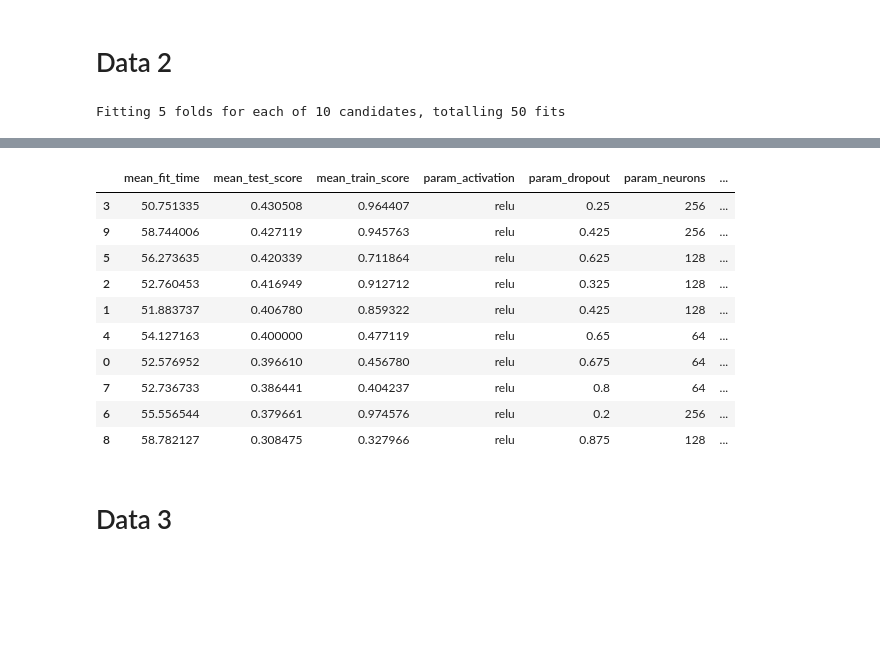
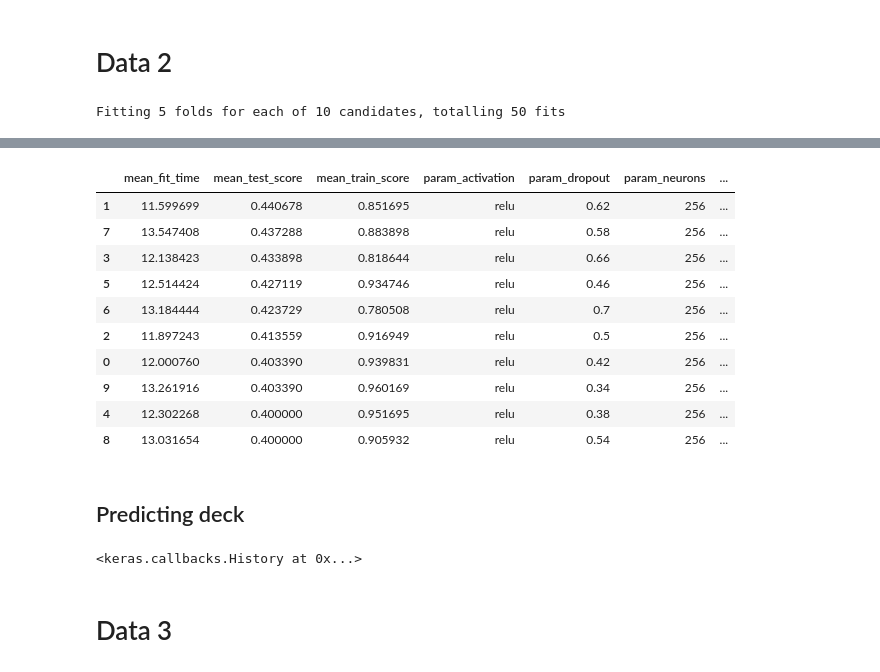
Before and after one commit to romanovzky/Titanic-Kaggle, a Jupyter notebook: Titanic Deck Predictor.ipynb, the cells around one changed output, grey strips where cells are left out. Drawn from its saved outputs; the diff is of its cells as text; code cells hidden in the pictures; blank space fills up the shorter version.

```diff
--- a/Titanic Deck Predictor.ipynb
+++ b/Titanic Deck Predictor.ipynb
@@ -149,9 +193,9 @@ classifier = KerasClassifier(build_fn=create_model,verbose=0)
 param_distributions = {'epochs':[1000],
                        'batch_size':[1024],
                        'in_layer':[X.shape[1]],
-                       'neurons' : [64,128,256],#[32,64,128],
-                       'optimizer': ['adam','rmsprop','adadelta'],#['adam','adagrad','rmsprop','adadelta'],
-                       'dropout' : np.linspace(0.1,0.9,33),
+                       'neurons' : [256],#[32,64,128],
+                       'optimizer': ['rmsprop'],#['adam','adagrad','rmsprop','adadelta'],
+                       'dropout' : np.linspace(0.3,0.7,11),
                        'activation' : ['relu'],
                        'shape':['two']
                       }
@@ -175,11 +219,22 @@ Fitting 5 folds for each of 10 candidates, totalling 50 fits
 |  | mean_fit_time | mean_test_score | mean_train_score | param_activation | param_dropout | param_neurons | ... |
-| 3 | 50.751335 | 0.430508 | 0.964407 | relu | 0.25 | 256 | ... |
-| 9 | 58.744006 | 0.427119 | 0.945763 | relu | 0.425 | 256 | ... |
-| 5 | 56.273635 | 0.420339 | 0.711864 | relu | 0.625 | 128 | ... |
-| 2 | 52.760453 | 0.416949 | 0.912712 | relu | 0.325 | 128 | ... |
-| 1 | 51.883737 | 0.406780 | 0.859322 | relu | 0.425 | 128 | ... |
-| 4 | 54.127163 | 0.400000 | 0.477119 | relu | 0.65 | 64 | ... |
-| 0 | 52.576952 | 0.396610 | 0.456780 | relu | 0.675 | 64 | ... |
-| 7 | 52.736733 | 0.386441 | 0.404237 | relu | 0.8 | 64 | ... |
-| 6 | 55.556544 | 0.379661 | 0.974576 | relu | 0.2 | 256 | ... |
-| 8 | 58.782127 | 0.308475 | 0.327966 | relu | 0.875 | 128 | ... |
+| 1 | 11.599699 | 0.440678 | 0.851695 | relu | 0.62 | 256 | ... |
+| 7 | 13.547408 | 0.437288 | 0.883898 | relu | 0.58 | 256 | ... |
+| 3 | 12.138423 | 0.433898 | 0.818644 | relu | 0.66 | 256 | ... |
+| 5 | 12.514424 | 0.427119 | 0.934746 | relu | 0.46 | 256 | ... |
+| 6 | 13.184444 | 0.423729 | 0.780508 | relu | 0.7 | 256 | ... |
+| 2 | 11.897243 | 0.413559 | 0.916949 | relu | 0.5 | 256 | ... |
+| 0 | 12.000760 | 0.403390 | 0.939831 | relu | 0.42 | 256 | ... |
+| 9 | 13.261916 | 0.403390 | 0.960169 | relu | 0.34 | 256 | ... |
+| 4 | 12.302268 | 0.400000 | 0.951695 | relu | 0.38 | 256 | ... |
+| 8 | 13.031654 | 0.400000 | 0.905932 | relu | 0.54 | 256 | ... |
+# %% [markdown]
+## Predicting deck
+# %%
+X=data_2_deck.drop(decks_survived,axis=1)
+Y=data_2_deck[decks].as_matrix()#.reshape((-1,1))
+
+classifier = None
+classifier = create_model(in_layer=X.shape[1],neurons=256,dropout=0.5,shape='two',optimizer='rmsprop')
+classifier.fit(X,Y,epochs=5000,verbose=0,batch_size=1024)
+# %% [output]
+<keras.callbacks.History at 0x...>
```
Also changed, not shown: parts of 12 cells of this notebook, 6 other files.
